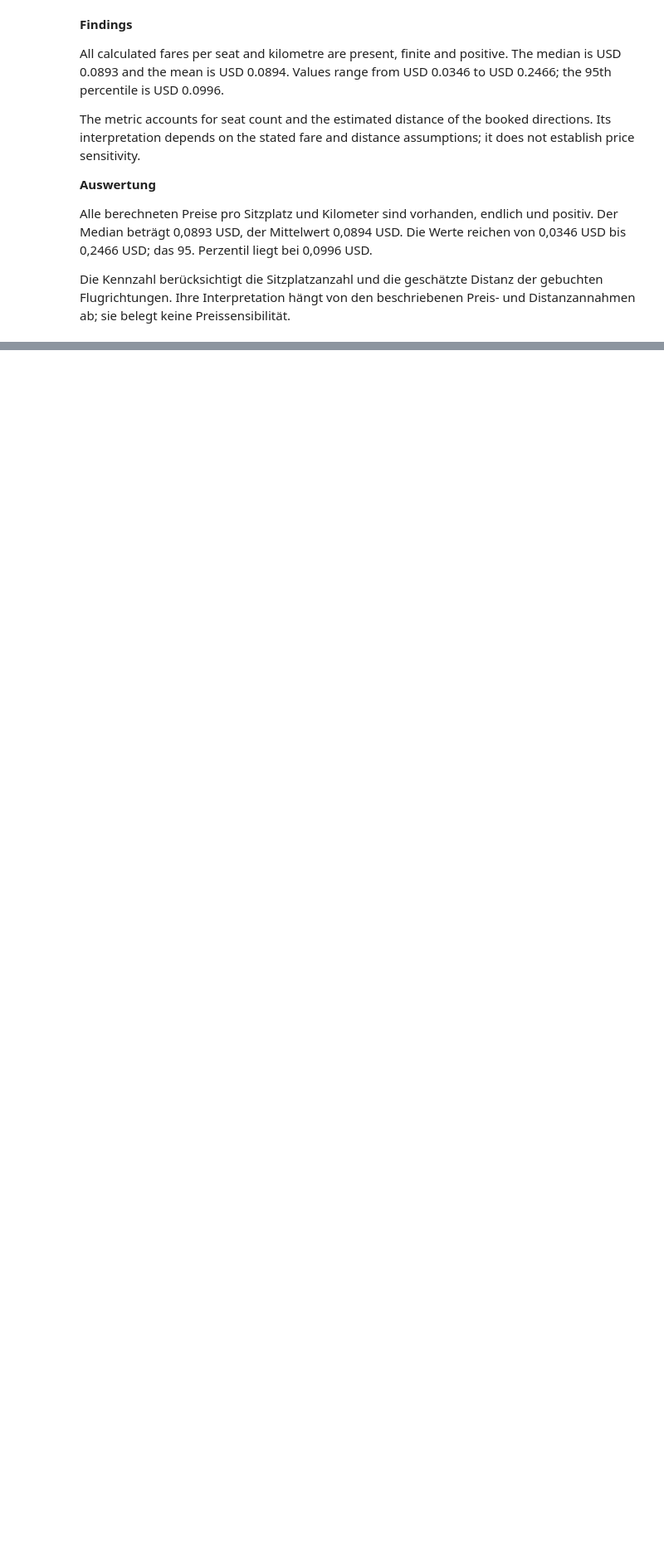
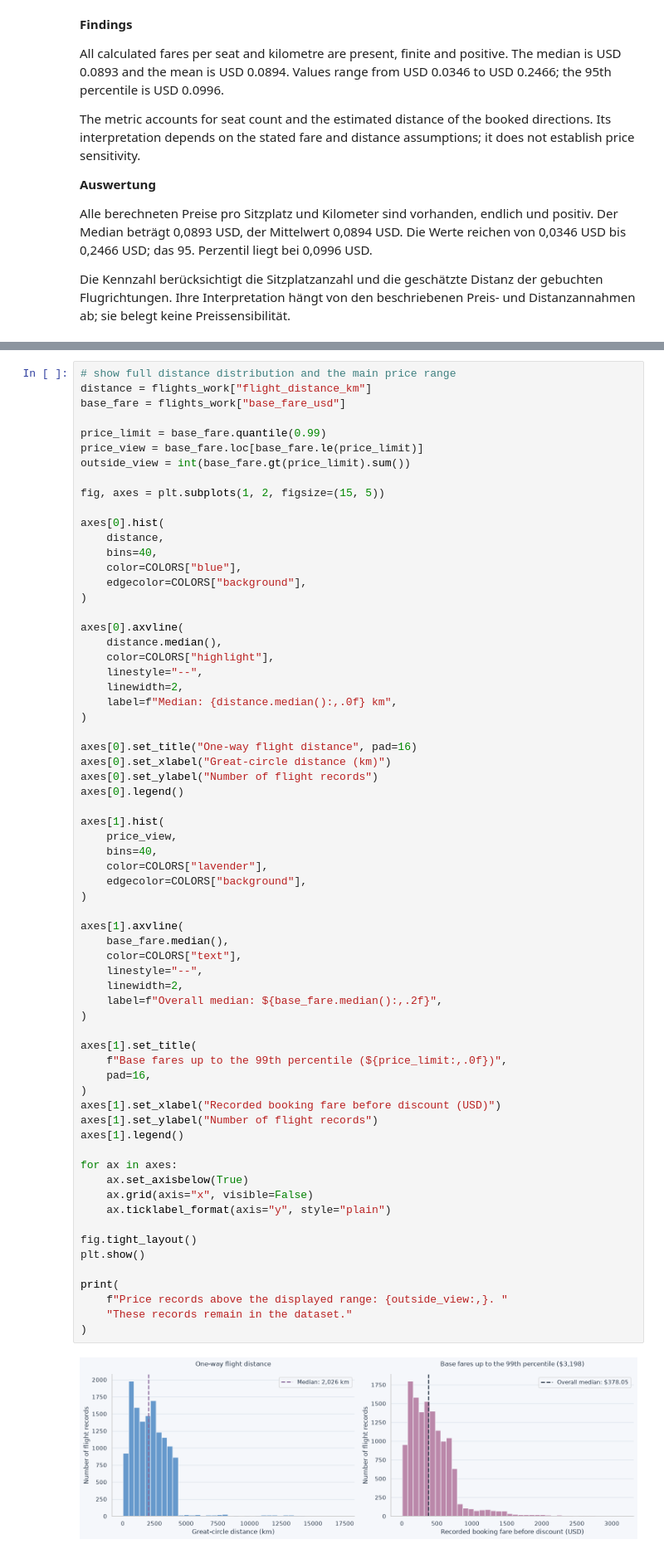
Before and after one commit to mperos1978/TravelTide, a Jupyter notebook: notebooks/01_eda.ipynb, the cells around one changed output, grey strips where cells are left out. Shown at 83% size. Drawn from its saved outputs; the diff is of its cells as text; blank space fills up the shorter version.

```diff
--- a/notebooks/01_eda.ipynb
+++ b/notebooks/01_eda.ipynb
@@ -6619,0 +6784,68 @@ Preissensibilität.
+# %%
+# show full distance distribution and the main price range
+distance = flights_work["flight_distance_km"]
+base_fare = flights_work["base_fare_usd"]
+
+price_limit = base_fare.quantile(0.99)
+price_view = base_fare.loc[base_fare.le(price_limit)]
+outside_view = int(base_fare.gt(price_limit).sum())
+
+fig, axes = plt.subplots(1, 2, figsize=(15, 5))
+
+axes[0].hist(
+    distance,
+    bins=40,
+    color=COLORS["blue"],
+    edgecolor=COLORS["background"],
+)
+
+axes[0].axvline(
+    distance.median(),
+    color=COLORS["highlight"],
+    linestyle="--",
+    linewidth=2,
+    label=f"Median: {distance.median():,.0f} km",
+)
+
+axes[0].set_title("One-way flight distance", pad=16)
+axes[0].set_xlabel("Great-circle distance (km)")
+axes[0].set_ylabel("Number of flight records")
+axes[0].legend()
+
+axes[1].hist(
+    price_view,
+    bins=40,
+    color=COLORS["lavender"],
+    edgecolor=COLORS["background"],
+)
+
+axes[1].axvline(
+    base_fare.median(),
+    color=COLORS["text"],
+    linestyle="--",
+    linewidth=2,
+    label=f"Overall median: ${base_fare.median():,.2f}",
+)
+
+axes[1].set_title(
+    f"Base fares up to the 99th percentile (${price_limit:,.0f})",
+    pad=16,
+)
+axes[1].set_xlabel("Recorded booking fare before discount (USD)")
+axes[1].set_ylabel("Number of flight records")
+axes[1].legend()
+
+for ax in axes:
+    ax.set_axisbelow(True)
+    ax.grid(axis="x", visible=False)
+    ax.ticklabel_format(axis="y", style="plain")
+
+fig.tight_layout()
+plt.show()
+
+print(
+    f"Price records above the displayed range: {outside_view:,}. "
+    "These records remain in the dataset."
+)
+# %% [output]
+[figure, added]
```
Also changed, not shown: parts of 51 cells of this notebook, 2 other files.
